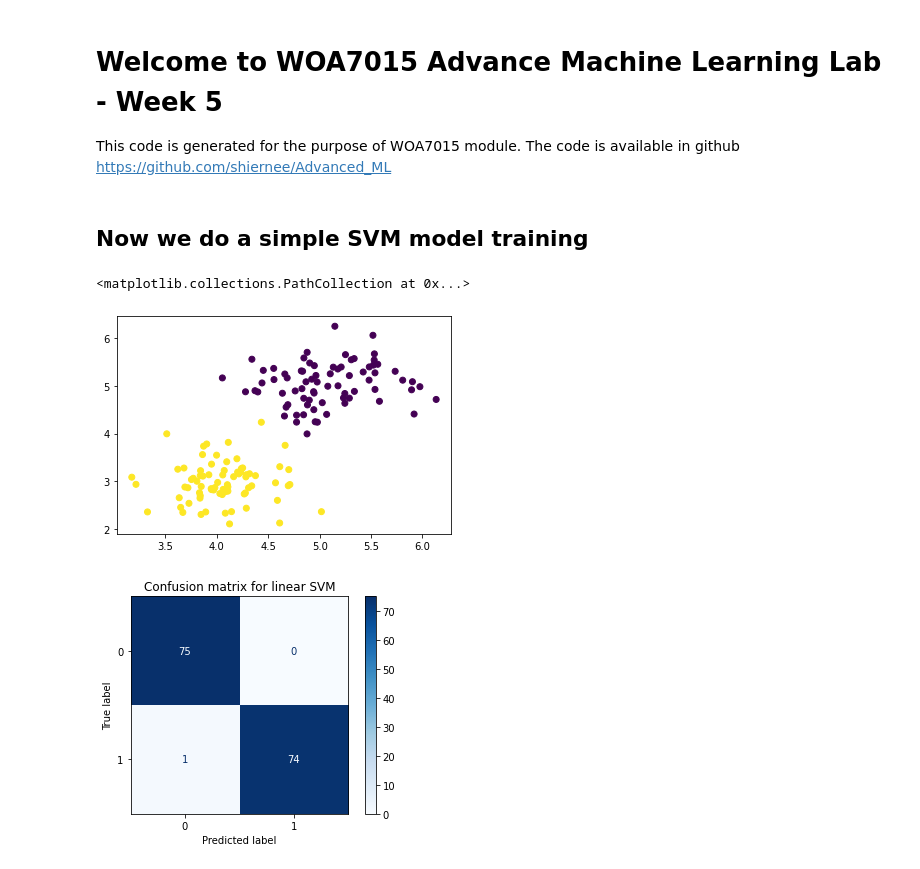
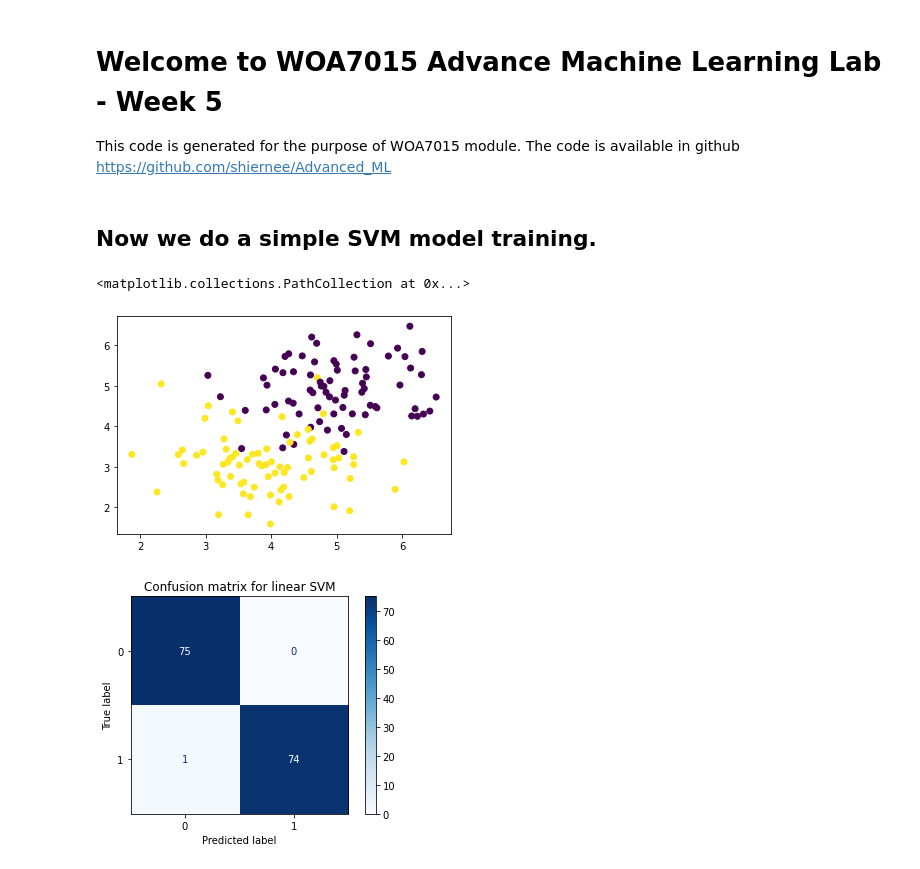
Before and after one commit to shiernee/Advanced_ML, a Jupyter notebook: Week5/WOA7015_Wk5.ipynb, the cells around one changed output. Cells and saved outputs as stored; diff of their text form; code cells hidden in the pictures.

```diff
--- a/Week5/WOA7015_Wk5.ipynb
+++ b/Week5/WOA7015_Wk5.ipynb
@@ -5,7 +5,7 @@
 This code is generated for the purpose of WOA7015 module.
 The code is available in github https://github.com/shiernee/Advanced_ML
 # %% [markdown]
-## Now we do a simple SVM model training
+## Now we do a simple SVM model training.
 # %%
 import matplotlib.pyplot as plt
 import numpy as np
@@ -14,18 +14,21 @@ from sklearn.svm import SVC
 from sklearn.model_selection import train_test_split
 from sklearn.metrics import plot_confusion_matrix, accuracy_score
 from mlxtend.plotting import plot_decision_regions
-
-# Configuration options
-num_samples_total = 150
-cluster_centers = [(5,5), (4,3)]
-num_classes = len(cluster_centers)
-
-# Generate data
-X, y = make_blobs(n_samples = num_samples_total, centers = cluster_centers, n_features = num_classes, cluster_std = 0.40)
-plt.scatter(X[:, 0], X[:, 1], c=y)
+import pandas as pd
-# %% [output]
-<matplotlib.collections.PathCollection at 0x...>
-[figure, removed]
+# %%
+# Generate data
+
+# Configuration options
+num_samples_total = 150
+cluster_centers = [(5,5), (4,3)]
+num_classes = len(cluster_centers)
+
+# Generate data
+X, y = make_blobs(n_samples = num_samples_total, centers = cluster_centers, n_features = num_classes, cluster_std = 0.80)
+plt.scatter(X[:, 0], X[:, 1], c=y)
+# %% [output]
+<matplotlib.collections.PathCollection at 0x...>
+[figure, added]
 # %%
 # Create the SVM with linear kernel
 svm = SVC(random_state=42, kernel='linear')
```
Also changed, not shown: parts of 23 cells of this notebook.
